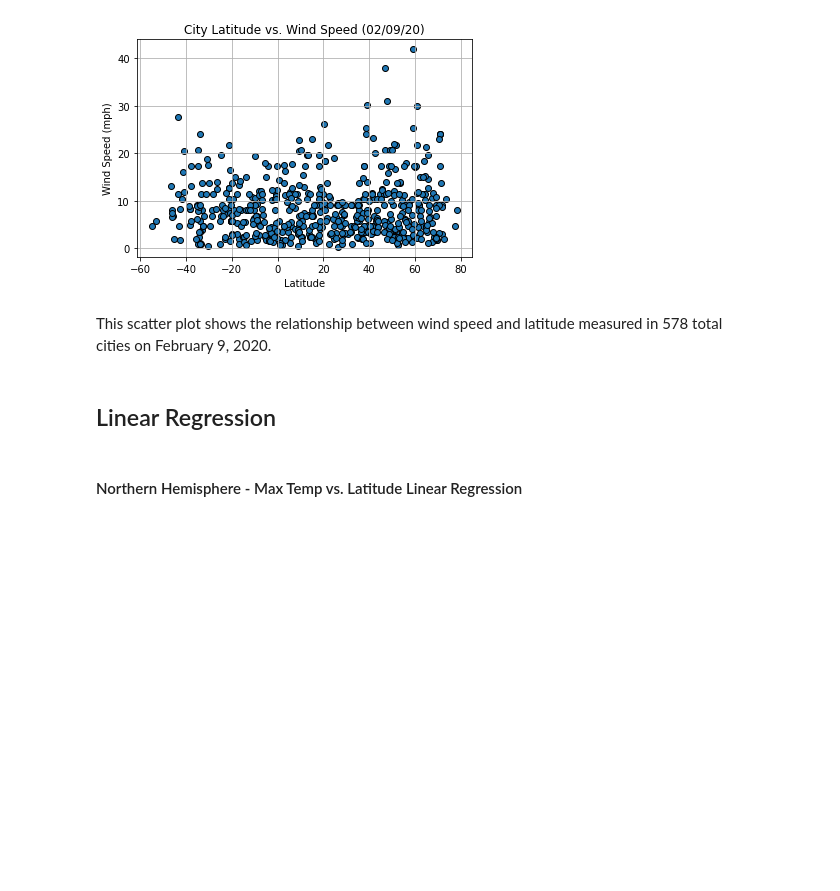
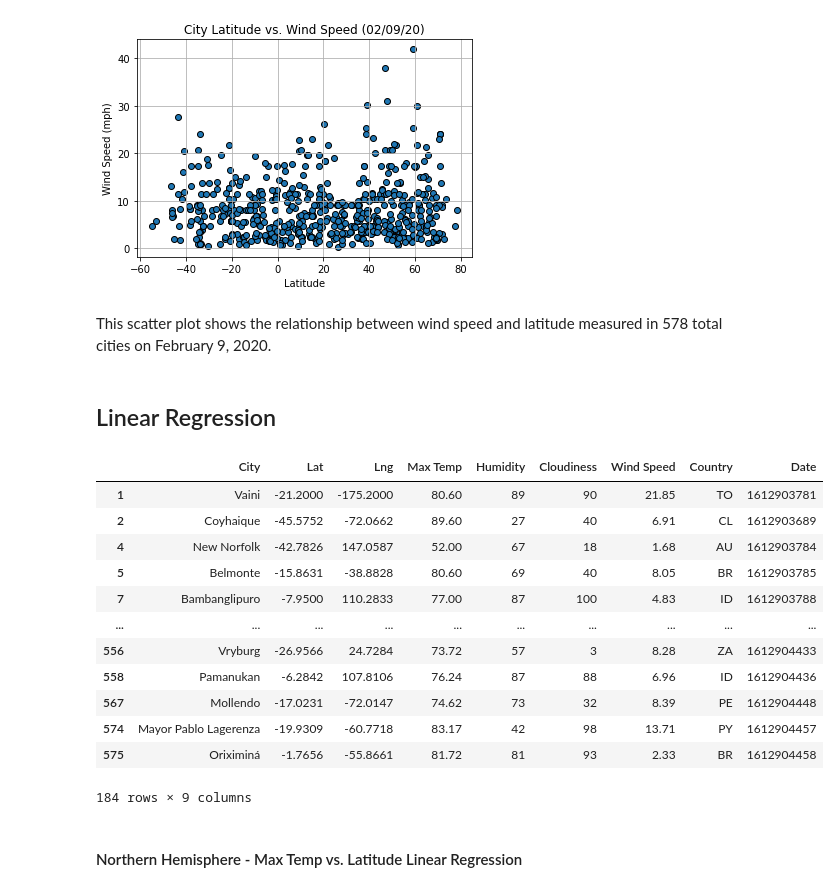
Before and after one commit to JonWeber0328/python-api-challenge, a Jupyter notebook: WeatherPy/WeatherPy.ipynb, the cells around one changed output. Drawn from its saved outputs; the diff is of its cells as text; code cells hidden in the pictures; blank space fills up the shorter version.

```diff
--- a/WeatherPy/WeatherPy.ipynb
+++ b/WeatherPy/WeatherPy.ipynb
@@ -284,5 +284,24 @@ This scatter plot shows the relationship between wind speed and latitude
 measured in 578 total cities on February 9, 2020.
 # %% [markdown]
 ## Linear Regression
+# %%
+# Separate DataFrame into Northern and Southern Hemisphere
+north_df = cities_df.loc[(cities_df["Lat"] >= 0)]
+
+south_df = cities_df.loc[(cities_df["Lat"] < 0)]
+# %% [output]
+|  | City | Lat | Lng | Max Temp | Humidity | Cloudiness | Wind Speed | Country | Date |
+| 1 | Vaini | -21.2000 | -175.2000 | 80.60 | 89 | 90 | 21.85 | TO | 1612903781 |
+| 2 | Coyhaique | -45.5752 | -72.0662 | 89.60 | 27 | 40 | 6.91 | CL | 1612903689 |
+| 4 | New Norfolk | -42.7826 | 147.0587 | 52.00 | 67 | 18 | 1.68 | AU | 1612903784 |
+| 5 | Belmonte | -15.8631 | -38.8828 | 80.60 | 69 | 40 | 8.05 | BR | 1612903785 |
+| 7 | Bambanglipuro | -7.9500 | 110.2833 | 77.00 | 87 | 100 | 4.83 | ID | 1612903788 |
+| ... | ... | ... | ... | ... | ... | ... | ... | ... | ... |
+| 556 | Vryburg | -26.9566 | 24.7284 | 73.72 | 57 | 3 | 8.28 | ZA | 1612904433 |
+| 558 | Pamanukan | -6.2842 | 107.8106 | 76.24 | 87 | 88 | 6.96 | ID | 1612904436 |
+| 567 | Mollendo | -17.0231 | -72.0147 | 74.62 | 73 | 32 | 8.39 | PE | 1612904448 |
+| 574 | Mayor Pablo Lagerenza | -19.9309 | -60.7718 | 83.17 | 42 | 98 | 13.71 | PY | 1612904457 |
+| 575 | Oriximiná | -1.7656 | -55.8661 | 81.72 | 81 | 93 | 2.33 | BR | 1612904458 |
+184 rows × 9 columns
 # %% [markdown]
 ####  Northern Hemisphere - Max Temp vs. Latitude Linear Regression
```
Also changed, not shown: parts of 2 cells of this notebook.
